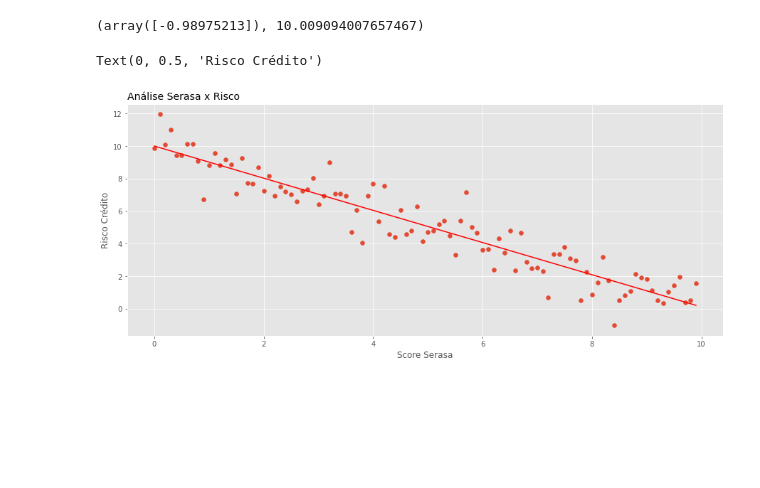
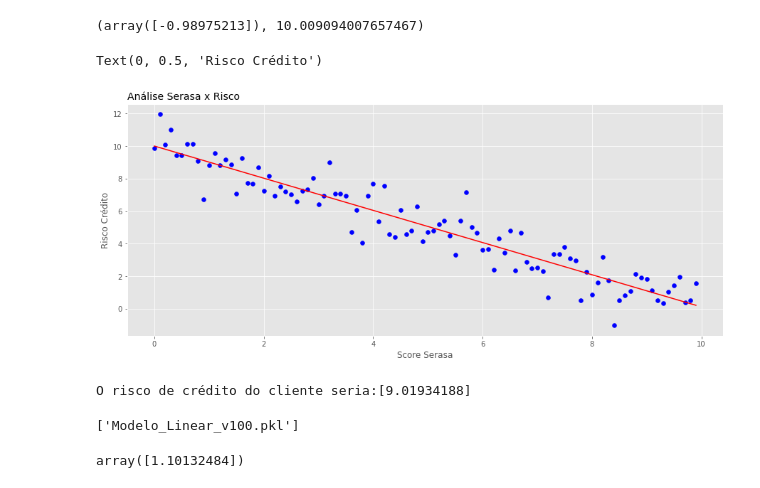
Before and after one commit to lucianawaka/bootcamp-ML, a Jupyter notebook: 9_Case_End_to_End/Model_Creation.ipynb, the cells around one changed output. Drawn from its saved outputs; the diff is of its cells as text; code cells hidden in the pictures; blank space fills up the shorter version.

Commit message:
Exportando e testando o modelo

```diff
--- a/9_Case_End_to_End/Model_Creation.ipynb
+++ b/9_Case_End_to_End/Model_Creation.ipynb
@@ -82,18 +82,34 @@ Declive, Inteceptar
 # %%
 # Plot
 # Estilo
 plt.style.use('ggplot')
 
 # Tamanho
 plt.figure( figsize=(15,6) )
 
 # Plot
 plt.title('Análise Serasa x Risco', loc='left', fontsize=14)
-plt.scatter( Eixo_X, Eixo_Y )
+plt.scatter( Eixo_X, Eixo_Y, color='blue')
 plt.plot(Eixo_X, (Eixo_X * Declive + Inteceptar), color='r')
 # Labels
 plt.xlabel('Score Serasa')
 plt.ylabel('Risco Crédito')
 # %% [output]
 Text(0, 0.5, 'Risco Crédito')
-[figure, old version]
+[figure, new version]
+# %%
+# Exportar o modelo
+# Testando o modelo
+print(f'O risco de crédito do cliente seria:{Modelo_Linear.predict([[1]])}')
+# %% [output]
+O risco de crédito do cliente seria:[9.01934188]
+# %%
+# Exportar o modelo para o Pickle
+import joblib
+
+joblib.dump(
+    Modelo_Linear,
+    'Modelo_Linear_v100.pkl'
+)
+# %% [output]
+['Modelo_Linear_v100.pkl']
@@ -99,0 +120,4 @@ Text(0, 0.5, 'Risco Crédito')
+# %%
+Modelo.predict([[9]])
+# %% [output]
+array([1.10132484])
```
Also changed, not shown: parts of 1 cell of this notebook, 1 other file.
